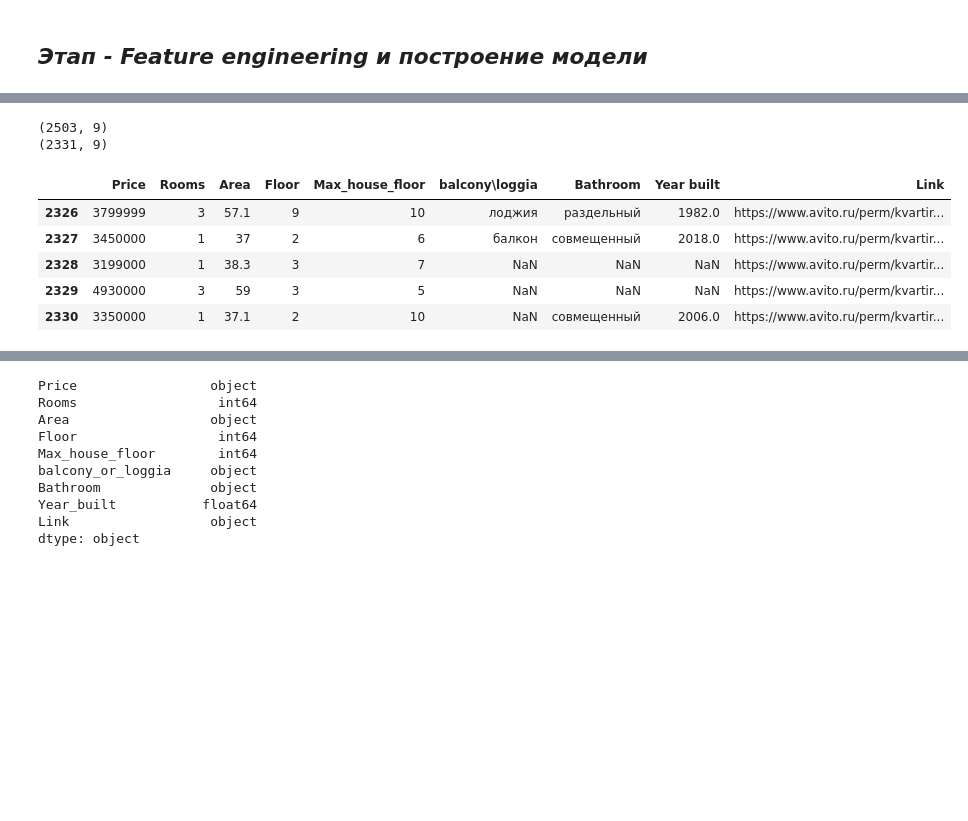
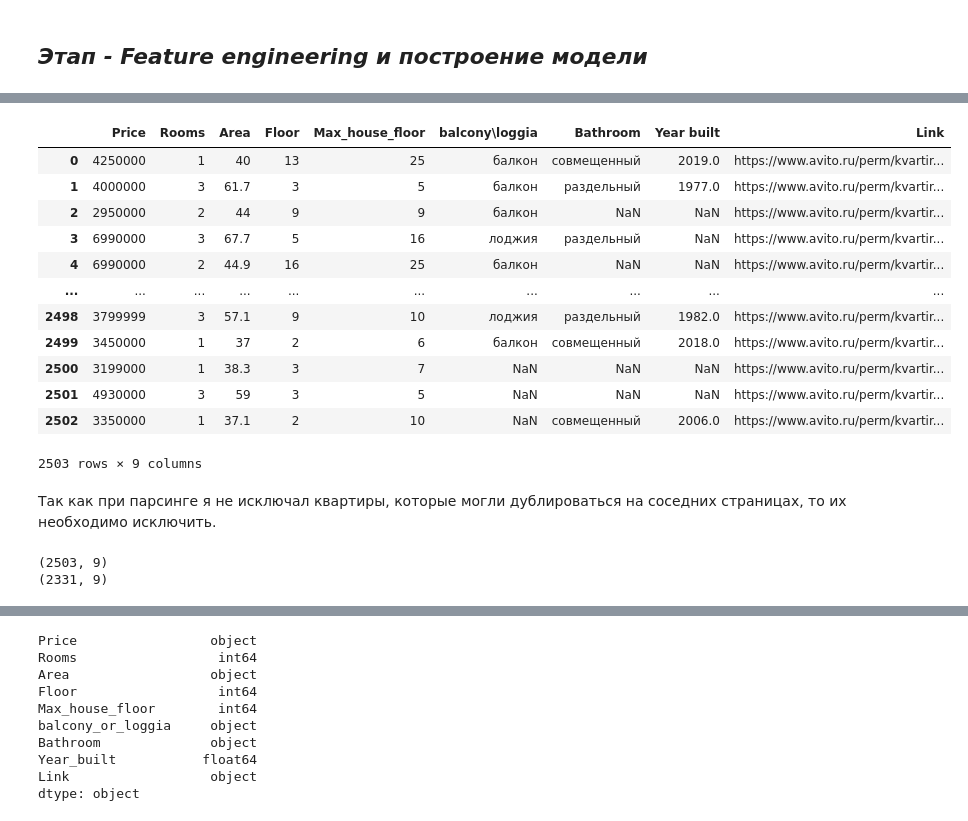
Before and after one commit to gulyaevAA/avito, a Jupyter notebook: Avito/FE and ML.ipynb, the cells around one changed output, grey strips where cells are left out. Cells and saved outputs as stored; diff of their text form; code cells hidden in the pictures; blank space fills up the shorter version.

```diff
--- a/Avito/FE and ML.ipynb
+++ b/Avito/FE and ML.ipynb
@@ -10,18 +28,29 @@ df = pd.read_csv('database.csv', index_col=0)
+# %%
+df
+# %% [output]
+|  | Price | Rooms | Area | Floor | Max_house_floor | balcony\loggia | Bathroom | Year built | Link |
+| 0 | 4250000 | 1 | 40 | 13 | 25 | балкон | совмещенный | 2019.0 | https://www.avito.ru/perm/kvartir... |
+| 1 | 4000000 | 3 | 61.7 | 3 | 5 | балкон | раздельный | 1977.0 | https://www.avito.ru/perm/kvartir... |
+| 2 | 2950000 | 2 | 44 | 9 | 9 | балкон | NaN | NaN | https://www.avito.ru/perm/kvartir... |
+| 3 | 6990000 | 3 | 67.7 | 5 | 16 | лоджия | раздельный | NaN | https://www.avito.ru/perm/kvartir... |
+| 4 | 6990000 | 2 | 44.9 | 16 | 25 | балкон | NaN | NaN | https://www.avito.ru/perm/kvartir... |
+| ... | ... | ... | ... | ... | ... | ... | ... | ... | ... |
+| 2498 | 3799999 | 3 | 57.1 | 9 | 10 | лоджия | раздельный | 1982.0 | https://www.avito.ru/perm/kvartir... |
+| 2499 | 3450000 | 1 | 37 | 2 | 6 | балкон | совмещенный | 2018.0 | https://www.avito.ru/perm/kvartir... |
+| 2500 | 3199000 | 1 | 38.3 | 3 | 7 | NaN | NaN | NaN | https://www.avito.ru/perm/kvartir... |
+| 2501 | 4930000 | 3 | 59 | 3 | 5 | NaN | NaN | NaN | https://www.avito.ru/perm/kvartir... |
+| 2502 | 3350000 | 1 | 37.1 | 2 | 10 | NaN | совмещенный | 2006.0 | https://www.avito.ru/perm/kvartir... |
+2503 rows × 9 columns
+# %% [markdown]
+Так как при парсинге я не исключал квартиры, которые могли дублироваться на соседних страницах, то их необходимо исключить.
 # %%
 print(df.shape)
-df = df.drop_duplicates()
-df = df.reset_index(drop=True)
+df.drop_duplicates(inplace=True)
+df.reset_index(drop=True, inplace=True)
 print(df.shape)
-df.tail()
 # %% [output]
 (2503, 9)
 (2331, 9)
-|  | Price | Rooms | Area | Floor | Max_house_floor | balcony\loggia | Bathroom | Year built | Link |
-| 2326 | 3799999 | 3 | 57.1 | 9 | 10 | лоджия | раздельный | 1982.0 | https://www.avito.ru/perm/kvartir... |
-| 2327 | 3450000 | 1 | 37 | 2 | 6 | балкон | совмещенный | 2018.0 | https://www.avito.ru/perm/kvartir... |
-| 2328 | 3199000 | 1 | 38.3 | 3 | 7 | NaN | NaN | NaN | https://www.avito.ru/perm/kvartir... |
-| 2329 | 4930000 | 3 | 59 | 3 | 5 | NaN | NaN | NaN | https://www.avito.ru/perm/kvartir... |
-| 2330 | 3350000 | 1 | 37.1 | 2 | 10 | NaN | совмещенный | 2006.0 | https://www.avito.ru/perm/kvartir... |
 # %%
 df = df.rename(columns={'balcony\loggia': 'balcony_or_loggia', 'Year built': 'Year_built'})
 # %% [markdown]
```
Also changed, not shown: parts of 11 cells of this notebook, 5 other files.
